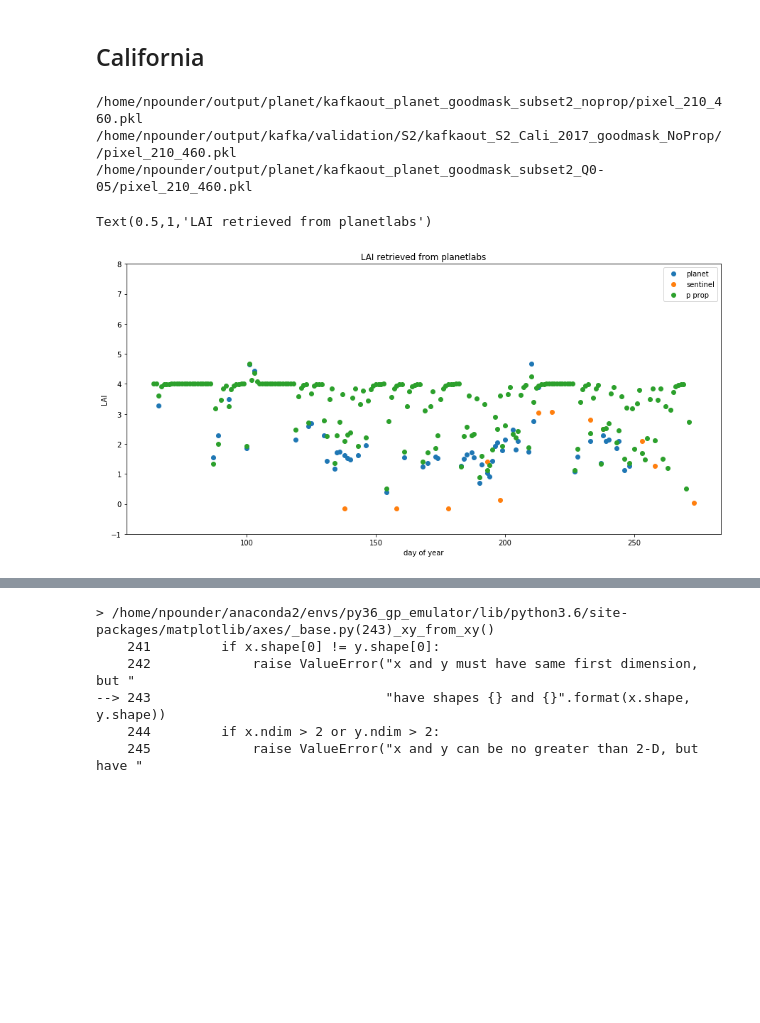
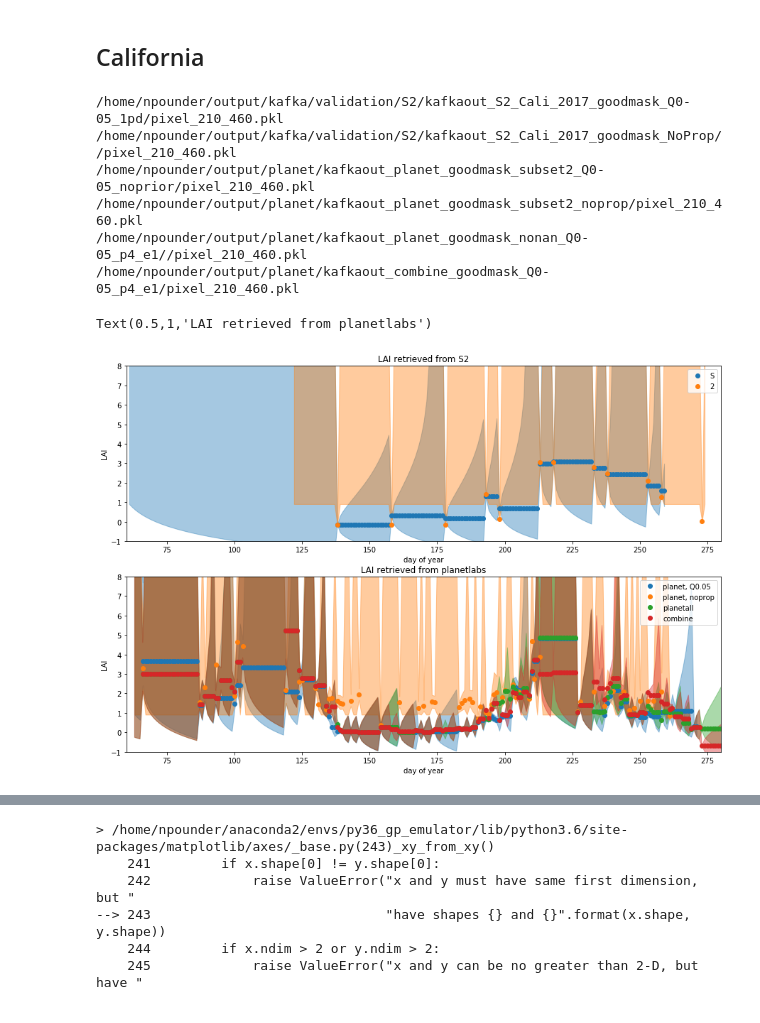
Before and after one commit to Assimila/kafka_plots, a Jupyter notebook: Plot_pixel_timeseries-narrowband_sail.ipynb, the cells around one changed output, grey strips where cells are left out. Saved outputs shown, nothing was run; the diff lists cells and outputs as text; code cells hidden in the pictures; blank space fills up the shorter version.

Commit message:
Plotting used for validation

```diff
--- a/Plot_pixel_timeseries-narrowband_sail.ipynb
+++ b/Plot_pixel_timeseries-narrowband_sail.ipynb
@@ -39,9 +39,16 @@ filepath = "/home/npounder/output/planet/kafkaout_planet_noprop_1pd"
 filepath = "/home/npounder/output/kafka/validation/S2/kafkaout_S2_Cali_2017_newmask_NoProp"
 filepath = "/home/npounder/output/kafka/validation/S2/kafkaout_S2_Cali_2017_newmask_0-05"
 
-#filepath = "/home/npounder/output/planet/kafkaout_planet_goodmask_subset2_Q0-05"
-filepath = "/home/npounder/output/kafka/validation/S2/kafkaout_S2_Cali_2017_goodmask_Q0-05"
+filepath = "/home/npounder/output/planet/kafkaout_planet_goodmask_subset2_Q0-1_noprior/"
+#filepath = "/home/npounder/output/kafka/validation/S2/kafkaout_S2_Cali_2017_goodmask_Q0-05_1pd"
 
+filepath = "/home/npounder/output/planet/kafkaout_planet_goodmask_subset2_noprop"
+filepath = "/home/npounder/output/kafka/validation/S2/kafkaout_S2_Cali_2017_goodmask_noprop_p4_e1_1pd"
+filepath = "/home/npounder/output/planet/kafkaout_planet_goodmask_subset2_noprop_p4_e1"
+filepath = "/home/npounder/output/planet/kafkaout_planet_goodmask_nonan_Q0-05_p4_e1/"
+#filepath = "/home/npounder/output/planet/kafkaout_combine_goodmask_Q0-05_p4_e1"
+
+filepath = "/home/npounder/output/temporal_propagation/kafkaout_planet_wofostpriortest_transformedLAI"
 
 parameter_list = ['n', 'cab', 'car', 'cbrown', 'cw', 'cm',
                   'lai', 'ala', 'bsoil', 'psoil']
@@ -57,4 +64,5 @@ data, uncs, dates = extract_pixel(filepath, 2017, x,y, params=parameter_list, ou
 print(data.keys())
 plot_pixel_tseries(ax, data[param], uncs[param], dates, parameter = param,
                    marker = '-', convertLAI = True)
+ax.xlim([100,110])
 # %% [output]
@@ -92,7 +100,7 @@ def plot_pixel_tseries_s2(ax, data, unc, dates, parameter ="lai",
         labels["lai"] = "LAI"
     maskprior = np.where(abs(data-4.0)>0.0000001)
     if error == "bar":
-        uncs = np.array([l_unc[maskprior], u_unc[maskprior]])
+        uncs = np.array([ u_unc[maskprior],l_unc[maskprior]])
         p = ax.errorbar(np.array(np.array(dates)[maskprior]), np.array(data)[maskprior],
                         yerr=uncs, linestyle='None',
                         marker=marker, label=labels[parameter])
@@ -102,7 +110,7 @@ def plot_pixel_tseries_s2(ax, data, unc, dates, parameter ="lai",
     if error=="shading":
         color = (p[0].get_color())
         ax.fill_between(np.array(dates), l_unc, u_unc,
-                        color=color, alpha=0.4)
+                        color=color, alpha=0.4, label='_nolegend_')
 
     ax.set_title(labels[parameter])
     return ax
@@ -116,8 +124,8 @@ def plot_all_params(axs, params, filepaths, year, x, y, legend = None, error="sh
             convertLAI = True
         else:
             convertLAI = False
-        for f in filepaths:
-            data, uncs, dates = get_pixel(f, year, x,y)#
+        for i, f in enumerate(filepaths):
+            data, uncs, dates = get_pixel(f, year, x,y)
             #print (param)
             #print (data.keys)
             #print (data[param])
@@ -138,38 +146,62 @@ params = ['LAI', 'lai', 'n', 'cab', 'car', 'cbrown', 'cw', 'cm',
 # %%
 params = ['LAI']
 filepaths = ["/home/npounder/output/planet/kafkaout_planet_goodmask_subset2_noprop",
              "/home/npounder/output/kafka/validation/S2/kafkaout_S2_Cali_2017_goodmask_NoProp/",
-             "/home/npounder/output/planet/kafkaout_planet_goodmask_subset2_Q0-05"#,
-             #"/home/npounder/output/kafka/validation/S2/kafkaout_S2_Cali_2017_goodmask_Q0-05"
+             "/home/npounder/output/planet/kafkaout_planet_goodmask_subset2_Q0-05",
+              #"/home/npounder/output/kafka/validation/S2/kafkaout_S2_Cali_2017_goodmask_Q0-05"
             ]
 legend = ("planet", "sentinel", "p prop", "s prop")
 #filepaths = ["/home/npounder/output/planet/kafkaout_planet_goodmask_subset2_unc10_noprop",
 #             "/home/npounder/output/kafka/validation/S2/kafkaout_S2_Cali_2017_goodmask_unc10_NoProp/"
 #             ]
-#filepaths = ["/home/npounder/output/planet/kafkaout_planet_goodmask_subset2_Q0-05",
-#             "
+
+
+filepaths = [
+             [#"/home/npounder/output/kafka/validation/S2/kafkaout_S2_Cali_2017_goodmask_Q0-025_1pd",
+            "/home/npounder/output/kafka/validation/S2/kafkaout_S2_Cali_2017_goodmask_Q0-05_1pd",
+            #"/home/npounder/output/kafka/validation/S2/kafkaout_S2_Cali_2017_goodmask_Q0-1_1pd",
+             "/home/npounder/output/kafka/validation/S2/kafkaout_S2_Cali_2017_goodmask_NoProp/"],
+            ["/home/npounder/output/planet/kafkaout_planet_goodmask_subset2_Q0-05_noprior",
+             #"/home/npounder/output/planet/kafkaout_planet_goodmask_subset2_Q0-1_noprior",
+             "/home/npounder/output/planet/kafkaout_planet_goodmask_subset2_noprop",
+             "/home/npounder/output/planet/kafkaout_planet_goodmask_nonan_Q0-05_p4_e1/",
+             "/home/npounder/output/planet/kafkaout_combine_goodmask_Q0-05_p4_e1"]
+        ]
+legends = [("S2, Q0.025", "S2, Q0.05", "S2, Q0.1", "S2 noprop"),
+            ("planet, Q0.05", "planet, Q0.1", "planet, noprop", "planetall", "combine")]
+legends = [("S2, Q0.05" "S2 noprop"),
+            ("planet, Q0.05", "planet, noprop", "planetall", "combine")]
+
 
 x = 210; y= 460
 
 #filepaths = [#"/home/npounder/output/kafka/validation/S2/kafkaout_S2_Cali_2017_newmask_0-05",
 #            #"/home/npounder/output/kafka/validation/S2/kafkaout_S2_Cali_2017_newmask_NoProp",
 #             "/home/npounder/output/planet/kafkaout_planet_0-025_1pd",
 #             "/home/npounder/output/planet/kafkaout_planet_noprop_1pd"]
 #x=575; y = 575
 
 #legend = ("planet, propagated", "planet, not propagated")
-fig, axs = plt.subplots(1,1, figsize=(15,7))
-#axs = axs.flatten()
-plot_all_params([axs], params, filepaths, 2017, x, y, legend = legend, error=None)
-axs.set_ylim([-1,8])
-axs.set_xlabel("day of year")
-axs.set_ylabel("LAI")
-axs.set_title("Retrieved LAI with observation uncertainty 5% for S2 and 20% planet labs")
-#axs.set_title("Retrieved LAI with 10% observation uncertainty")
-axs.set_title("LAI retrieved from planetlabs")
+fig, axs = plt.subplots(2,1, figsize=(15,10))
+axs = axs.flatten()
+for ax, fp, legend in zip(axs, filepaths, legends):
+    plot_all_params([ax], params, fp, 2017, x, y, legend = legend)#, error=None)
+    ax.set_ylim([-1,8])
+    ax.set_xlabel("day of year")
+    ax.set_ylabel("LAI")
+    ax.set_xlim([60, 280])
+    #axs.set_title("Retrieved LAI with observation uncertainty 5% for S2 and 20% planet labs")
+    #axs.set_title("Retrieved LAI with 10% observation uncertainty")
+axs[0].set_title("LAI retrieved from S2")
+
+
+axs[1].set_title("LAI retrieved from planetlabs")
 # %% [output]
+/home/npounder/output/kafka/validation/S2/kafkaout_S2_Cali_2017_goodmask_Q0-05_1pd/pixel_210_460.pkl
+/home/npounder/output/kafka/validation/S2/kafkaout_S2_Cali_2017_goodmask_NoProp//pixel_210_460.pkl
+/home/npounder/output/planet/kafkaout_planet_goodmask_subset2_Q0-05_noprior/pixel_210_460.pkl
 /home/npounder/output/planet/kafkaout_planet_goodmask_subset2_noprop/pixel_210_460.pkl
-/home/npounder/output/kafka/validation/S2/kafkaout_S2_Cali_2017_goodmask_NoProp//pixel_210_460.pkl
-/home/npounder/output/planet/kafkaout_planet_goodmask_subset2_Q0-05/pixel_210_460.pkl
+/home/npounder/output/planet/kafkaout_planet_goodmask_nonan_Q0-05_p4_e1//pixel_210_460.pkl
+/home/npounder/output/planet/kafkaout_combine_goodmask_Q0-05_p4_e1/pixel_210_460.pkl
 Text(0.5,1,'LAI retrieved from planetlabs')
-[figure, old version]
+[figure, new version]
```
Also changed, not shown: parts of 7 cells of this notebook, 2 other files.
